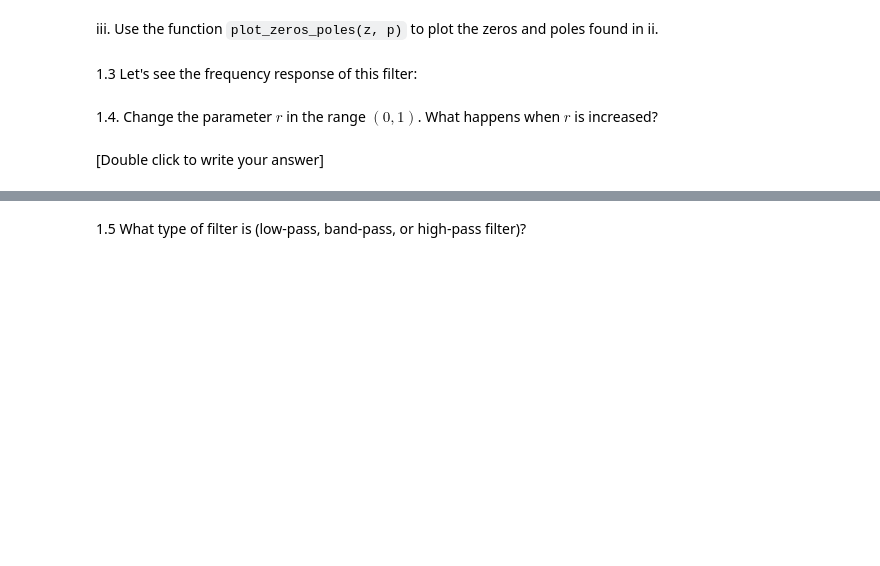
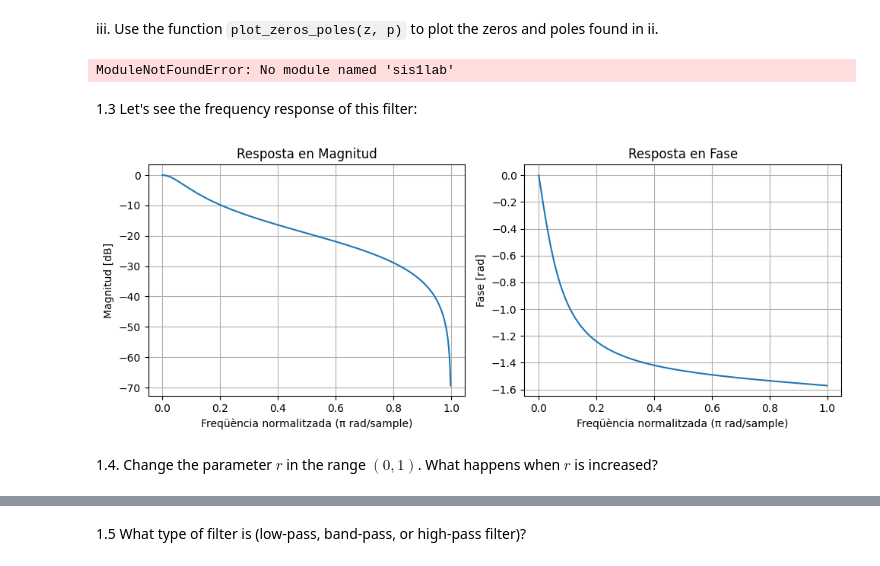
Before and after one commit to bernatnogueras/sis1_group202_bernat, a Jupyter notebook: labs/Lab6.ipynb, the cells around one changed output, grey strips where cells are left out. Cells and saved outputs as stored; diff of their text form; code cells hidden in the pictures; blank space fills up the shorter version.

```diff
--- a/labs/Lab6.ipynb
+++ b/labs/Lab6.ipynb
@@ -116,6 +116,8 @@ iii. Use the function  `plot_zeros_poles(z, p)` to plot the zeros and poles foun
 # %%
 from sis1lab.util import plot_zeros_poles
 
-# Write your code here
+plot_zeros_poles(zeros, pols)
+# %% [output]
+ModuleNotFoundError: No module named 'sis1lab'
 # %% [markdown]
 1.3 Let's see the frequency response of this filter:
@@ -124,4 +124,36 @@ from sis1lab.util import plot_zeros_poles
+# %%
+from scipy.signal import freqz
+
+r = 0.8 #Definim un r qualsevol, sempre i quan compleixi la condició inicial, 0 < r < 1
+
+#Definim el numerador i denominador
+numerador = [(1-r), (1-r)]
+denominador = [2, -2*r]
+
+w, h = freqz(numerador, denominador)
+
+#Creem dos figures
+plt.figure(figsize=(10,4))
+
+#Imprimim la magnitud
+plt.subplot(1,2,1)
+plt.plot(w/np.pi, 20*np.log10(abs(h)))
+plt.title('Resposta en Magnitud')
+plt.xlabel('Freqüència normalitzada (π rad/sample)')
+plt.ylabel('Magnitud [dB]')
+plt.grid(True)
+
+#Imprimim la fase
+plt.subplot(1,2,2)
+plt.plot(w/np.pi, np.angle(h))
+plt.title('Resposta en Fase')
+plt.xlabel('Freqüència normalitzada (π rad/sample)')
+plt.ylabel('Fase [rad]')
+plt.grid(True)
+
+plt.tight_layout()
+plt.show()
+# %% [output]
+[figure, added]
 # %% [markdown]
 1.4. Change the parameter $r$ in the range $(0, 1)$. What happens when $r$ is increased?
-# %% [markdown]
-[Double click to write your answer]
```
Also changed, not shown: parts of 11 cells of this notebook.
